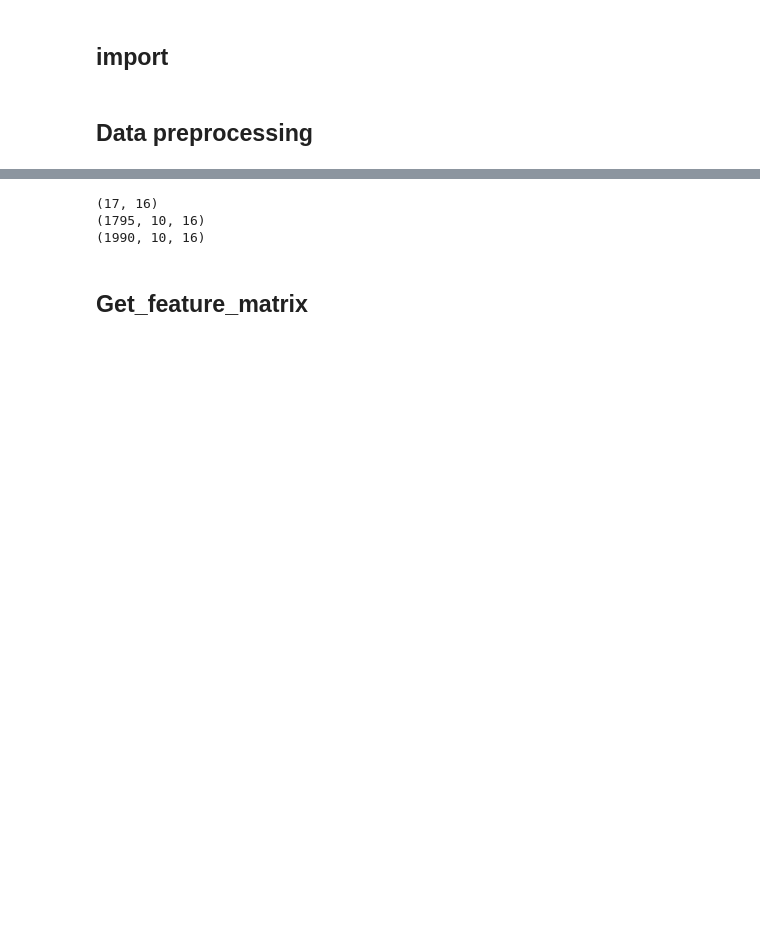
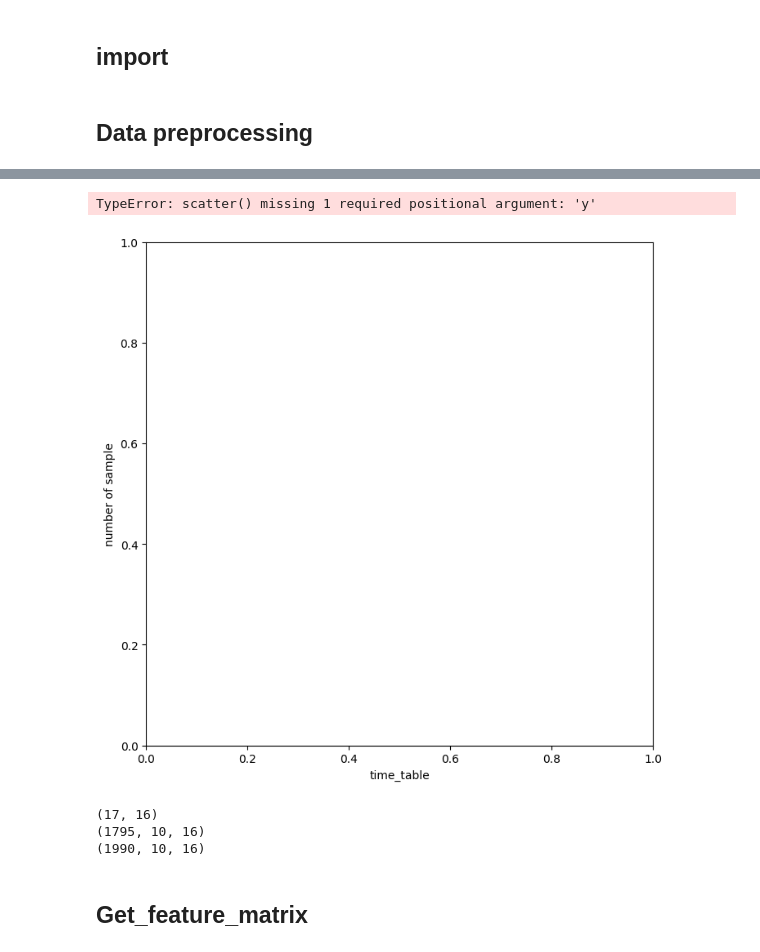
Before and after one commit to ha5804/RNN_LSTM, a Jupyter notebook: lstm.ipynb, the cells around one changed output, grey strips where cells are left out. Drawn from its saved outputs; the diff is of its cells as text; code cells hidden in the pictures; blank space fills up the shorter version.

Commit message:
plot definition write

```diff
--- a/lstm.ipynb
+++ b/lstm.ipynb
@@ -7,12 +9,12 @@ import matplotlib.pyplot as plt
 # %% [markdown]
 ## Data preprocessing
 # %%
-data = log_temp()
+data = DataProcess()
 
 labels = np.array(data.log_label())
 event_id = np.array(data.encode_event_ids())
 x_sequence , y_true = data.make_train_seq_list()
-x_test , y_test = data.make_test_seq_list()
+x_test , y_test = data.make_test_seq_list_2()
 warn_count, warn_index = data.count_warning_sequences(labels)
 
 print(warn_index)
@@ -21,6 +23,8 @@ print(labels.shape)
 print(event_id.shape)
 print(x_test.shape, y_test.shape)
 print(x_sequence.shape, y_true.shape)
+print(x_test)
+print(x_sequence)
 
 #====================================
 event_id_set = set(event_id)
@@ -36,4 +50,10 @@ print(len(event_id_set)) #event_size
 17
+# %%
+myplot = MyPlot()
+myplot.sliding_window_data(event_id)
+# %% [output]
+TypeError: scatter() missing 1 required positional argument: 'y'
+[figure, added]
 # %%
 embedding = Embedding(event_size, 16)
 print(embedding.embedding_matrix.shape)
```
Also changed, not shown: parts of 2 cells of this notebook, 2 other files.
